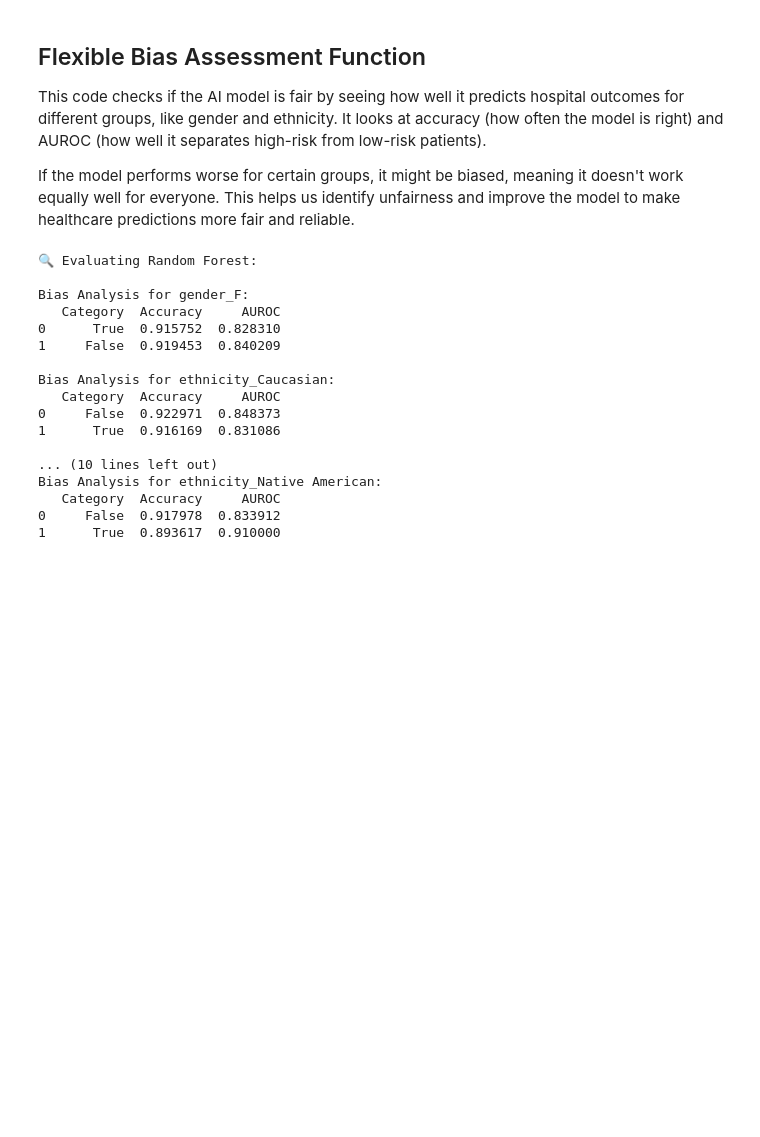
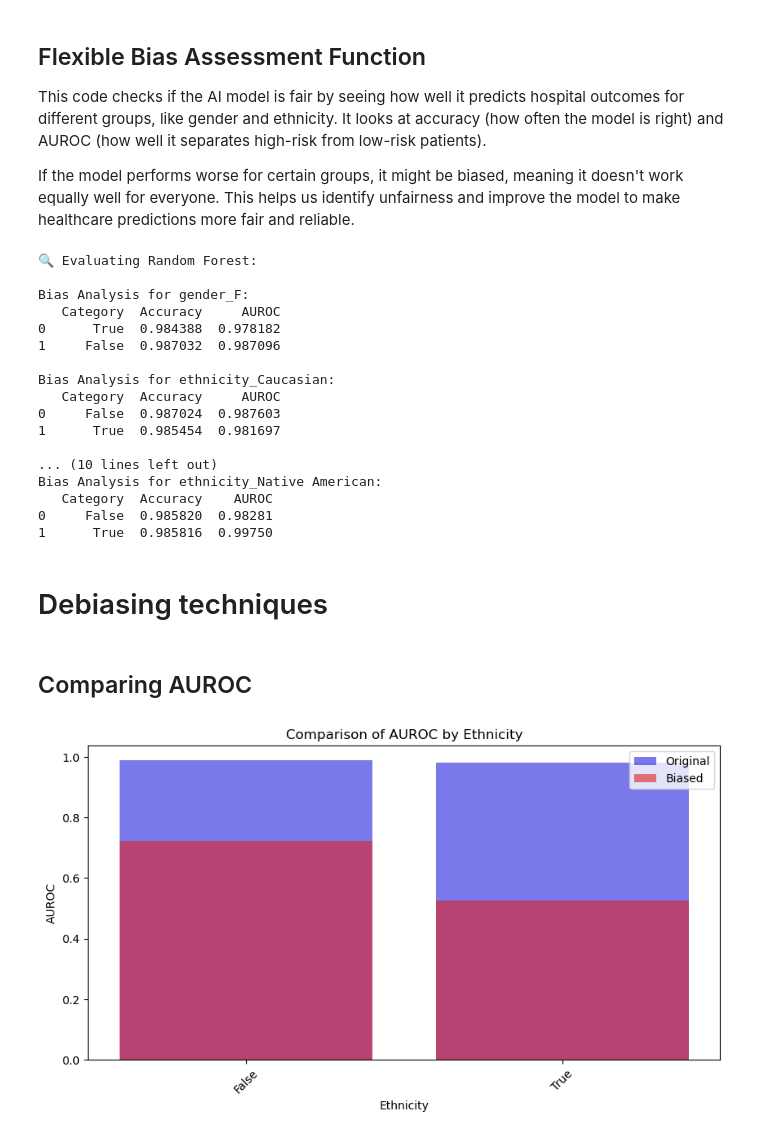
Before and after one commit to Mackenzie-Meni/UF-biasathon-workshop2025, a Jupyter notebook: 4_bias_mitigation.ipynb, the cells around one changed output. Saved outputs shown, nothing was run; the diff lists cells and outputs as text; code cells hidden in the pictures; blank space fills up the shorter version.

```diff
--- a/4_bias_mitigation.ipynb
+++ b/4_bias_mitigation.ipynb
@@ -370,23 +360,82 @@ def evaluate_model(model, X_test, y_test):
 
 model = joblib.load('../upsampled_random_forest_model.pkl')
 
+
+
 print("\n🔍 Evaluating Random Forest:")
-evaluate_model(rf_model, X_test, y_test)
+evaluate_model(original_rf_loaded, X_test, y_test)
 # %% [output]
 🔍 Evaluating Random Forest:
 
 Bias Analysis for gender_F:
    Category  Accuracy     AUROC
-0      True  0.915752  0.828310
-1     False  0.919453  0.840209
+0      True  0.984388  0.978182
+1     False  0.987032  0.987096
 
 Bias Analysis for ethnicity_Caucasian:
    Category  Accuracy     AUROC
-0     False  0.922971  0.848373
-1      True  0.916169  0.831086
+0     False  0.987024  0.987603
+1      True  0.985454  0.981697
 
 ... (10 lines left out)
 Bias Analysis for ethnicity_Native American:
-   Category  Accuracy     AUROC
-0     False  0.917978  0.833912
-1      True  0.893617  0.910000
+   Category  Accuracy    AUROC
+0     False  0.985820  0.98281
+1      True  0.985816  0.99750
+# %% [markdown]
+# Debiasing techniques
+# %% [markdown]
+## Comparing AUROC
+# %%
+import seaborn as sns
+import matplotlib.pyplot as plt
+import pandas as pd
+
+# Load Models
+# Random Forest Original
+original_rf_loaded = joblib.load("../original_data_random_forest_model.pkl")
+
+# Random Forest Altered 20% African American
+altered_rf_loaded = joblib.load("../altered_rf_model.pkl")
+
+
+# Get Predictions
+y_pred_orig = original_rf_loaded.predict(X_test)
+y_pred_bias = altered_rf_loaded.predict(X_test)
+
+y_pred_proba_orig = original_rf_loaded.predict_proba(X_test)[:, 1]
+y_pred_proba_bias = altered_rf_loaded.predict_proba(X_test)[:, 1]
+
+# AUROC for different groups
+def calculate_auroc_by_group(X_test, y_test, model, group_column):
+    """Compute AUROC scores for different subgroups."""
+    auroc_scores = {}
+
+    for group in X_test[group_column].unique():
+        group_indices = (X_test[group_column] == group)
+        if sum(group_indices) > 10:  # Ensure enough samples
+            y_true_group = y_test[group_indices]
+            y_pred_proba_group = model.predict_proba(X_test[group_indices])[:, 1]
+            auroc_scores[group] = roc_auc_score(y_true_group, y_pred_proba_group)
+
+    return pd.DataFrame(auroc_scores.items(), columns=[group_column, 'AUROC'])
+
+# Compute AUROC by Subgroup
+ethnicity_auroc_orig = calculate_auroc_by_group(X_test, y_test, original_rf_loaded, 'ethnicity_Caucasian')
+ethnicity_auroc_bias = calculate_auroc_by_group(X_test, y_test, altered_rf_loaded, 'ethnicity_Caucasian')
+
+# Merge results for comparison
+ethnicity_comparison = ethnicity_auroc_orig.merge(ethnicity_auroc_bias, on='ethnicity_Caucasian', suffixes=('_Original', '_Biased'))
+
+# Plot AUROC Comparison
+plt.figure(figsize=(10, 5))
+sns.barplot(data=ethnicity_comparison, x="ethnicity_Caucasian", y="AUROC_Original", color="blue", alpha=0.6, label="Original")
+sns.barplot(data=ethnicity_comparison, x="ethnicity_Caucasian", y="AUROC_Biased", color="red", alpha=0.6, label="Biased")
+plt.xlabel("Ethnicity")
+plt.ylabel("AUROC")
+plt.title("Comparison of AUROC by Ethnicity")
+plt.xticks(rotation=45)
+plt.legend()
+plt.show()
+# %% [output]
+[figure, added]
```
Also changed, not shown: parts of 8 cells of this notebook.
